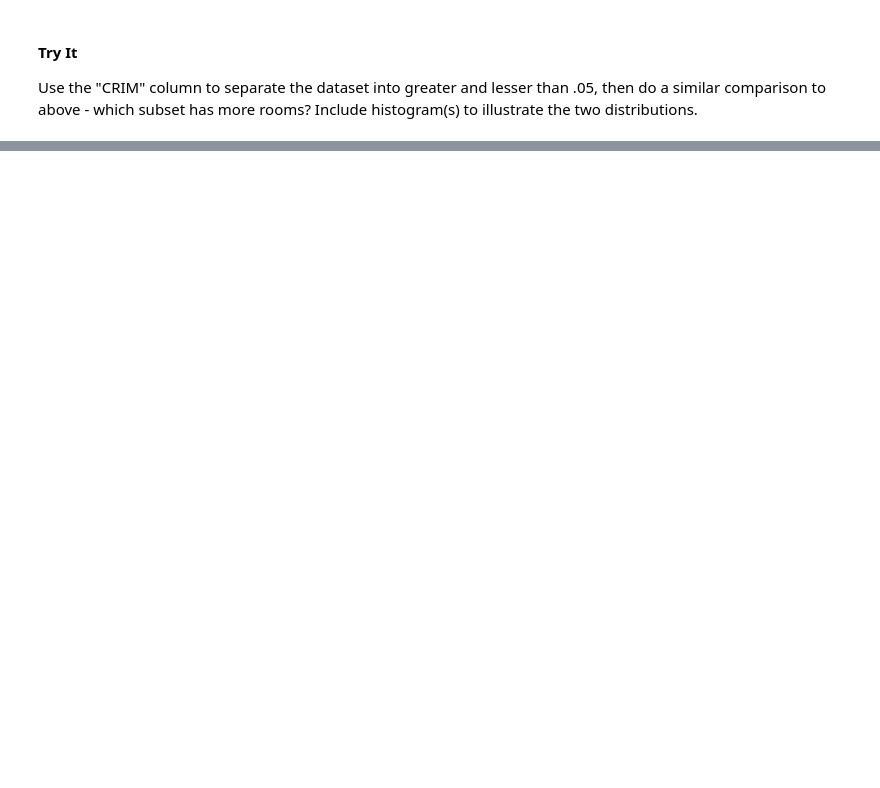
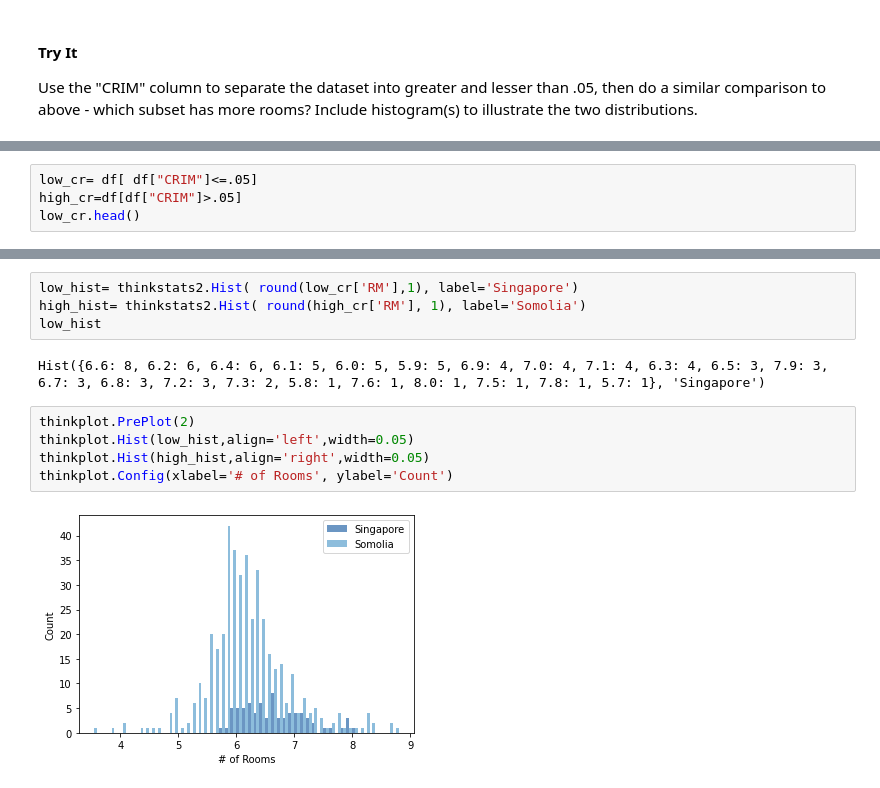
Before and after one commit to Asdukey/Basic_Stats_in_Python_Student_Workbooks, a Jupyter notebook: 002_Basic_Histograms.ipynb, the cells around one changed output, grey strips where cells are left out. Cells and saved outputs as stored; diff of their text form; blank space fills up the shorter version.

```diff
--- a/002_Basic_Histograms.ipynb
+++ b/002_Basic_Histograms.ipynb
@@ -286,0 +340,4 @@ Use the "CRIM" column to separate the dataset into greater and lesser than .05,
+# %%
+low_cr= df[ df["CRIM"]<=.05]
+high_cr=df[df["CRIM"]>.05]
+low_cr.head()
@@ -286,0 +351,13 @@ Use the "CRIM" column to separate the dataset into greater and lesser than .05,
+# %%
+low_hist= thinkstats2.Hist( round(low_cr['RM'],1), label='Singapore')
+high_hist= thinkstats2.Hist( round(high_cr['RM'], 1), label='Somolia')
+low_hist
+# %% [output]
+Hist({6.6: 8, 6.2: 6, 6.4: 6, 6.1: 5, 6.0: 5, 5.9: 5, 6.9: 4, 7.0: 4, 7.1: 4, 6.3: 4, 6.5: 3, 7.9: 3, 6.7: 3, 6.8: 3, 7.2: 3, 7.3: 2, 5.8: 1, 7.6: 1, 8.0: 1, 7.5: 1, 7.8: 1, 5.7: 1}, 'Singapore')
+# %%
+thinkplot.PrePlot(2)
+thinkplot.Hist(low_hist,align='left',width=0.05)
+thinkplot.Hist(high_hist,align='right',width=0.05)
+thinkplot.Config(xlabel='# of Rooms', ylabel='Count')
+# %% [output]
+[figure, added]
```
Also changed, not shown: parts of 7 cells of this notebook, 4 other files.
